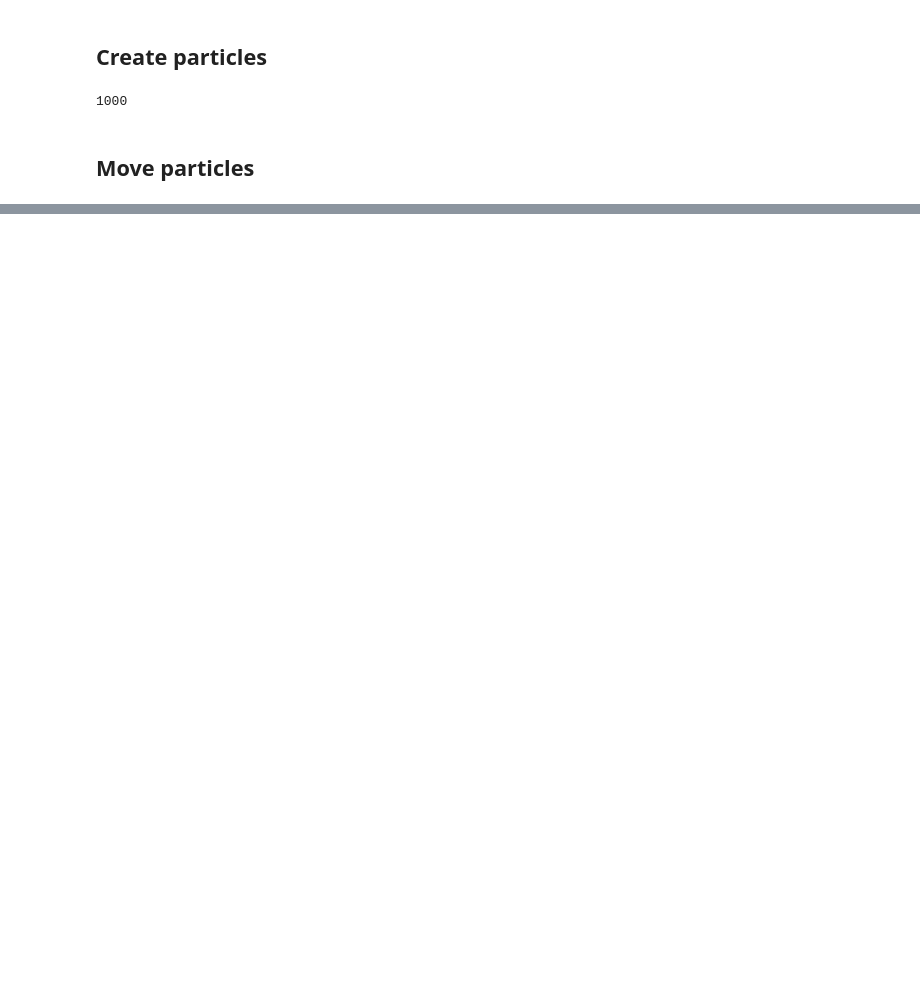
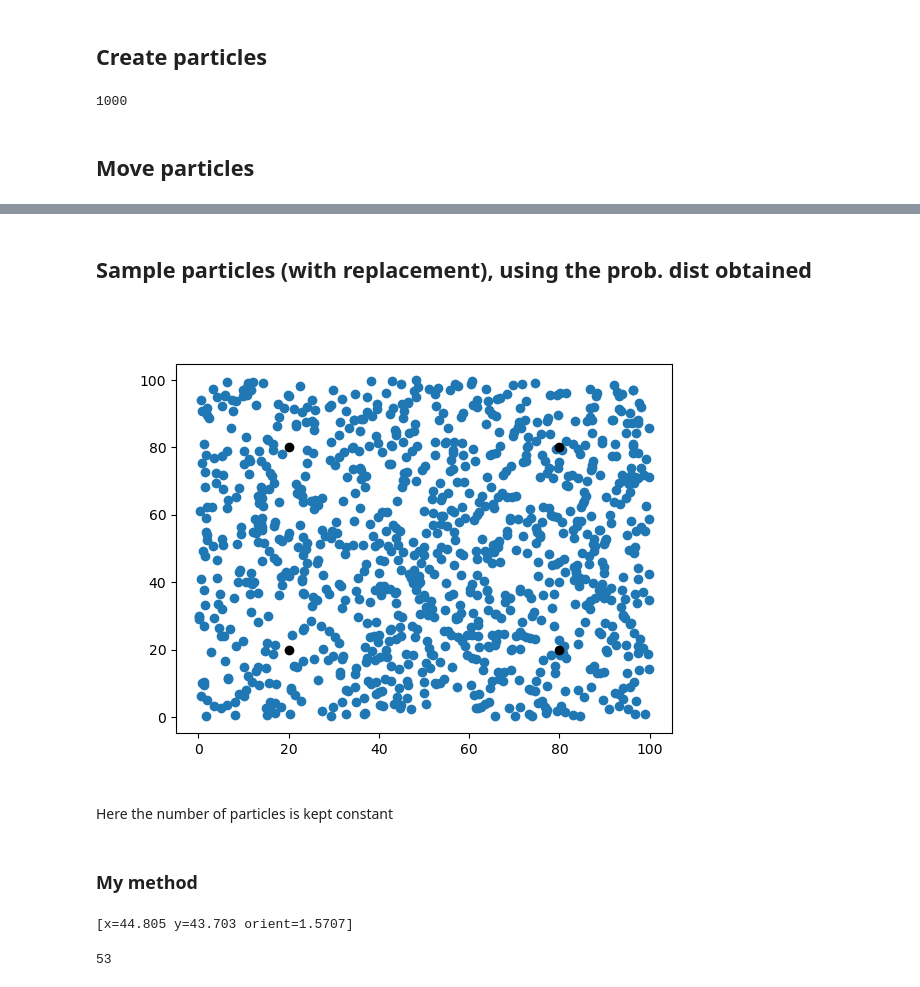
Before and after one commit to GokulSoman/ai_for_robotics, a Jupyter notebook: 3_ParticleFilter.ipynb, the cells around one changed output, grey strips where cells are left out. Cells and saved outputs as stored; diff of their text form; code cells hidden in the pictures; blank space fills up the shorter version.

Commit message:
Completed first particle filter function

```diff
--- a/3_ParticleFilter.ipynb
+++ b/3_ParticleFilter.ipynb
@@ -167,0 +173,4 @@ particles[0], p_moved[0]
+# %%
+print("Robot at: ",my_robot)
+z = my_robot.sense()
+print(f"Measurement of landmarks by robot: {z}")
@@ -167,0 +180,8 @@ particles[0], p_moved[0]
+# %%
+## again create particles, but this time, set noise (otherwise measurement prob will return error)
+N = 1000
+# create n particles
+
+particles = [robot() for i in range(N)]
+_ = [x.set_noise(0.05, 0.05, 5.0) for x in particles]
+len(particles)
@@ -167,0 +190,3 @@ particles[0], p_moved[0]
+# %%
+# turn by 0.1 , and move by 5
+particles = [x.move(0.1, 5) for x in particles]
@@ -167,0 +217,3 @@ particles[0], p_moved[0]
+# %%
+probs_unnorm = [x.measurement_prob(z) for x in particles]
+probs_unnorm
@@ -167,0 +241,2 @@ particles[0], p_moved[0]
+# %% [markdown]
+## Sample particles (with replacement), using the prob. dist obtained
@@ -167,0 +247,13 @@ particles[0], p_moved[0]
+# %%
+p_x, p_y = [p.x for p in particles], [p.y for p in particles]
+fig, ax = plt.subplots()
+plt.scatter(p_x, p_y)
+for x,y in landmarks:
+    plt.scatter(x, y, color="black", marker="o")
+plt.show();
+# %% [output]
+[figure, added]
+# %% [markdown]
+Here the number of particles is kept constant
+# %% [markdown]
+### My method
@@ -167,0 +268,8 @@ particles[0], p_moved[0]
+# %%
+p_new[i]
+# %% [output]
+[x=44.805 y=43.703 orient=1.5707]
+# %%
+len(added_indices)
+# %% [output]
+53
```
Also changed, not shown: parts of 26 cells of this notebook.
